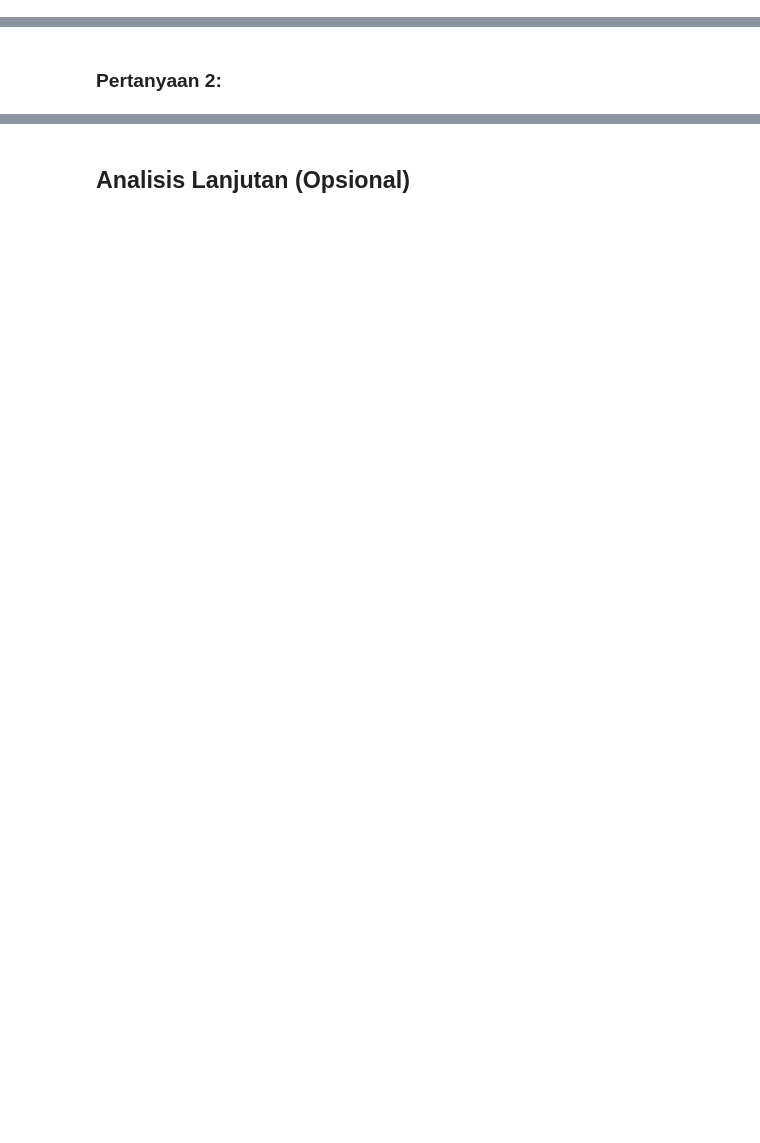
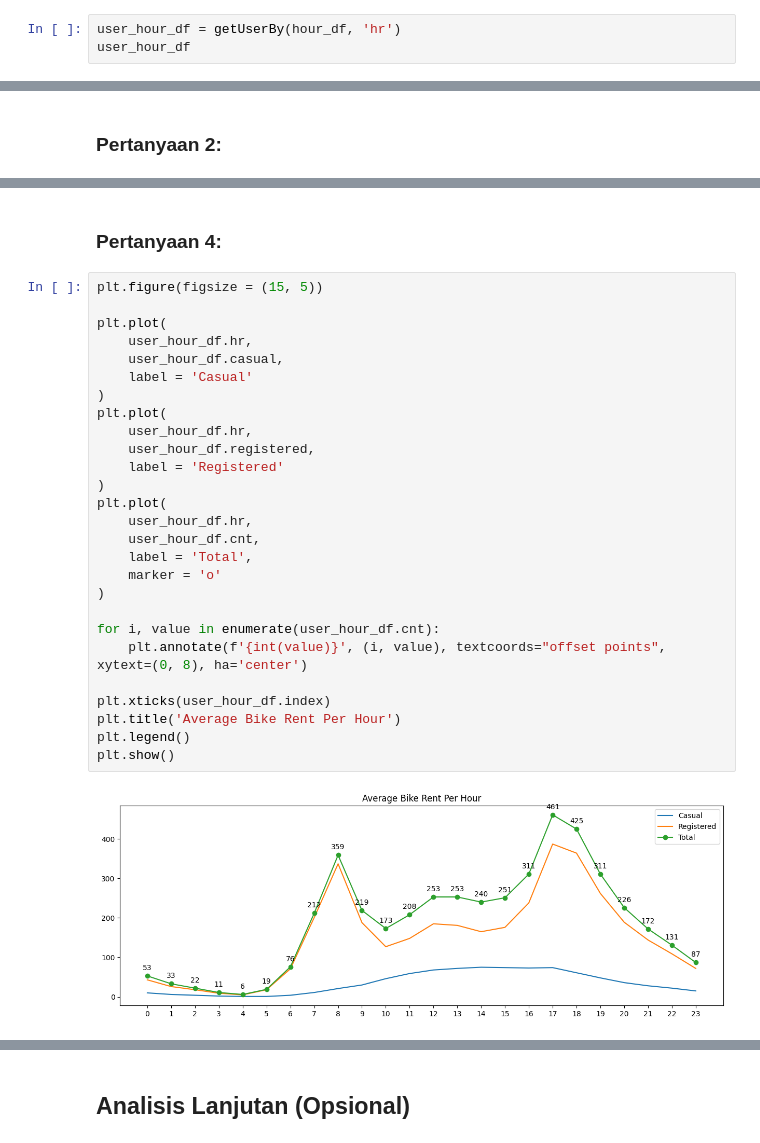
Before and after one commit to gdaffa/dicoding-machine-learning, a Jupyter notebook: Belajar Analisis Data dengan Python/analisa.ipynb, the cells around one changed output, grey strips where cells are left out. Drawn from its saved outputs; the diff is of its cells as text; blank space fills up the shorter version.

```diff
--- a/Belajar Analisis Data dengan Python/analisa.ipynb
+++ b/Belajar Analisis Data dengan Python/analisa.ipynb
@@ -289,0 +346,3 @@ hour_df
+# %%
+user_hour_df = getUserBy(hour_df, 'hr')
+user_hour_df
@@ -368,0 +471,31 @@ plt.show()
+# %% [markdown]
+### Pertanyaan 4:
+# %%
+plt.figure(figsize = (15, 5))
+
+plt.plot(
+    user_hour_df.hr,
+    user_hour_df.casual,
+    label = 'Casual'
+)
+plt.plot(
+    user_hour_df.hr,
+    user_hour_df.registered,
+    label = 'Registered'
+)
+plt.plot(
+    user_hour_df.hr,
+    user_hour_df.cnt,
+    label = 'Total',
+    marker = 'o'
+)
+
+for i, value in enumerate(user_hour_df.cnt):
+    plt.annotate(f'{int(value)}', (i, value), textcoords="offset points", xytext=(0, 8), ha='center')
+
+plt.xticks(user_hour_df.index)
+plt.title('Average Bike Rent Per Hour')
+plt.legend()
+plt.show()
+# %% [output]
+[figure, added]
```
Also changed, not shown: parts of 28 cells of this notebook, 2 other files.
